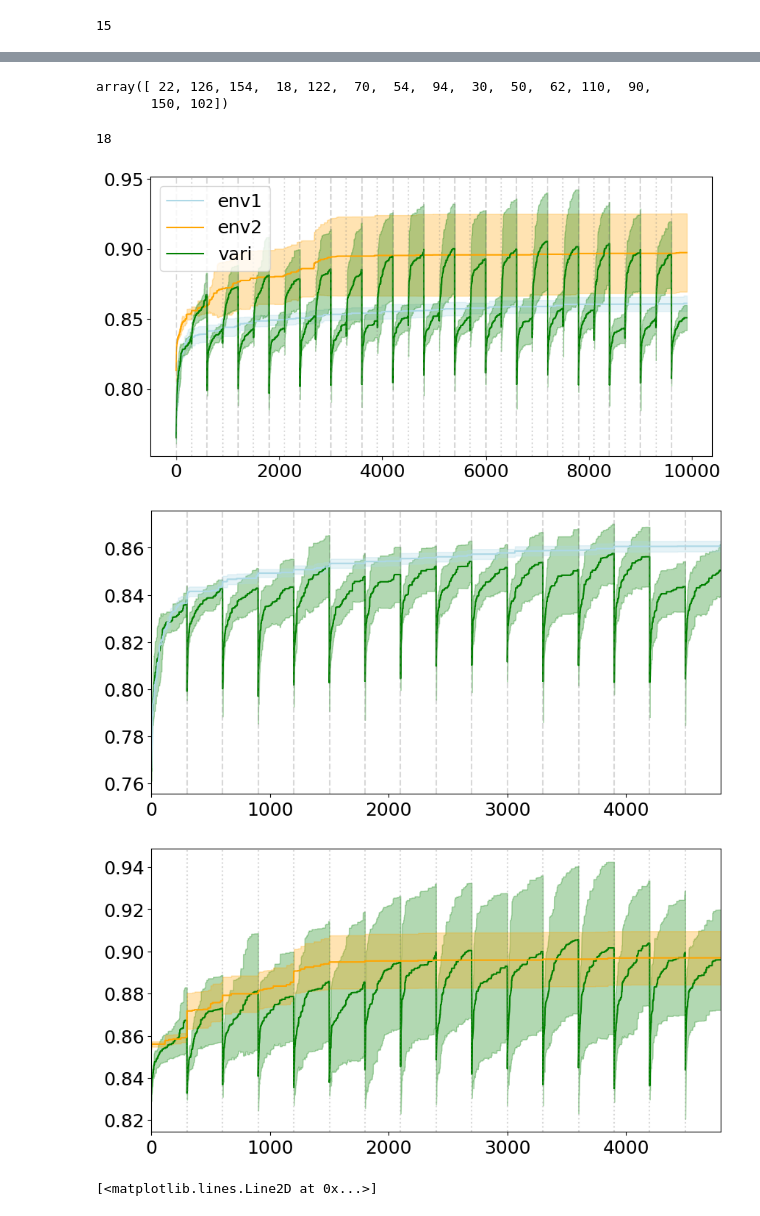
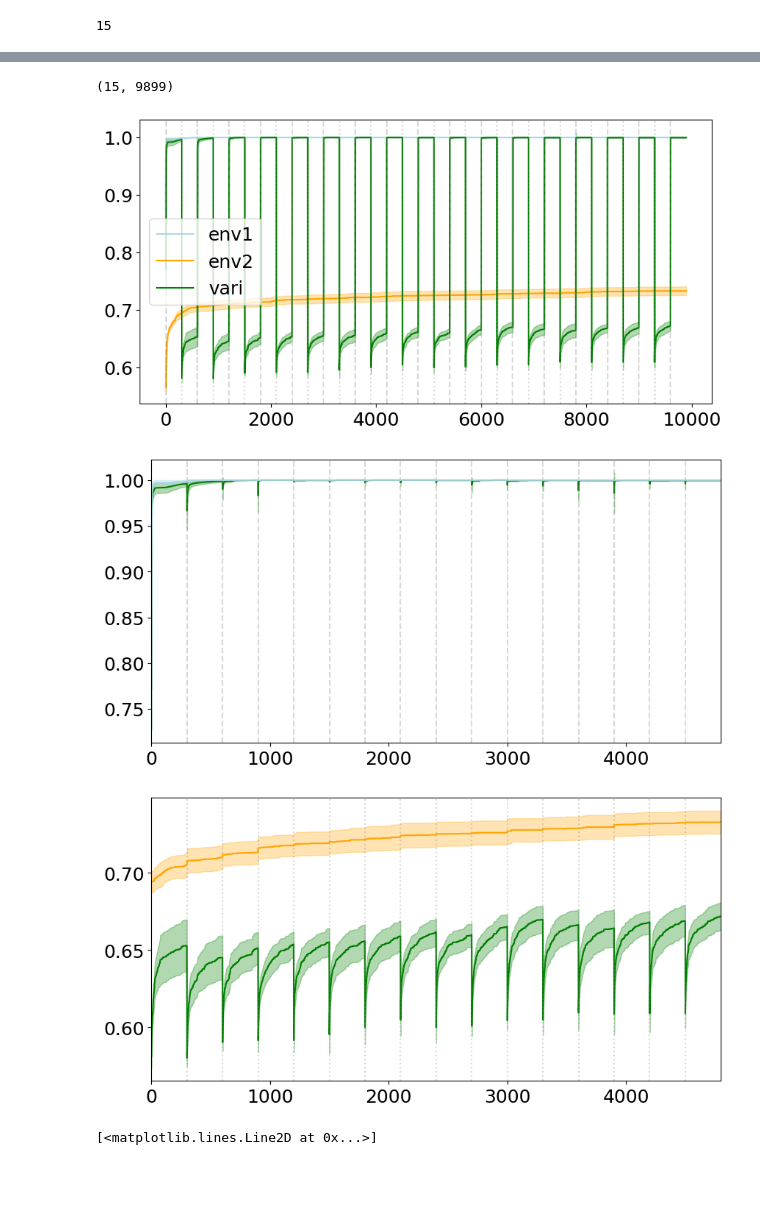
Before and after one commit to Cpetak/CA_GRN2, a Jupyter notebook: variable_maxave.ipynb, the cells around one changed output, grey strips where cells are left out. Drawn from its saved outputs; the diff is of its cells as text; code cells hidden in the pictures; blank space fills up the shorter version.

```diff
--- a/variable_maxave.ipynb
+++ b/variable_maxave.ipynb
@@ -129,15 +137,21 @@ plt.show()
 # %%
-root="~/scratch/detailed_save/mut_blast/"
+root="~/scratch/detailed_save/"
 temprules = [122]
 tempmetric = "maxfits"
-num_reps = 5
+num_reps = 15
 season_len=300
+id_start = 0
+#149796
+
 fig = plt.figure(figsize=(10,8))
 for rule in temprules:
     print(rule)
-    vari_maxs=[np.loadtxt(os.path.expanduser(root+f"stats_{season_len}_{rule}-{rule}_{149796}-{149796}_{i+1}_{tempmetric}.txt")) for i in range(num_reps)]
-    for v in vari_maxs:
-        plt.plot(v)
+    vari_maxs=[np.loadtxt(os.path.expanduser(root+f"variable/stats_{season_len}_{rule}-{rule}_{69904}-{149796}_{i+1+id_start}_{tempmetric}.txt")) for i in range(num_reps)]
+    vari_maxs=[v[:9899] for v in vari_maxs]
+    print(np.argmax(vari_maxs, axis = 1))
+    for i, v in enumerate(vari_maxs):
+        plt.plot(v,label=i, alpha = 0.7)
+    plt.legend()
     plt.show()
 # %% [output]
 122
@@ -145,32 +161,11 @@ for rule in temprules:
-# %%
-rules
-# %% [output]
-array([ 22, 126, 154,  18, 122,  70,  54,  94,  30,  50,  62, 110,  90,
-       150, 102])
-# %%
-#root="~/Documents/GitHub/CA_GRN2/results_testing_saving/"
-#root="~/Documents/GitHub/CA_GRN2/results_testing_L1_01_good/"
-#root="~/all_avemaxs/"
-root="~/scratch/detailed_save/"
-root_new=root#"~/scratch/detailed_save/mut_blast/"
-season_len = 300
-metric = "maxfits"
-rule = 18
-seed_ints = [69904,149796]
-num_reps = 5
-
-vari_maxs=[np.loadtxt(os.path.expanduser(root_new+f"variable/stats_{season_len}_{rule}-{rule}_{69904}-{149796}_{i+1}_{metric}.txt")) for i in range(num_reps)]
-vari_maxs=[v[:9899] for v in vari_maxs] #so that it is not 100 gens into a new season
-# %%
-print(rule)
-# %% [output]
-18
 # %%
-all_maxs=helper.get_fits([rule,rule], seed_ints, metric, root, season_len, num_reps, exprapolate=True)
+all_maxs=helper.get_fits([rule,rule], seed_ints, metric, root, season_len, num_reps, id_start, extrapolate=True)
 all_maxs=np.array(all_maxs)
 labels=["vari","env1","env2"]
 colors = ["green", "lightblue", "orange"]
 z_value = 1.96  # For a 95% confidence interval
+
+print(np.array(vari_maxs).shape)
 
 #plot all variable, together
 fig, ax=plt.subplots(nrows=1,ncols=1, figsize=(10, 5),sharex=True) #sharey=True)
@@ -236,36 +231,37 @@ for j in range(0, len(season1), season_len):
     else:
         ax.axvline(j, linestyle="--", color="gray", alpha=0.3)
 mean1 = np.mean(all_maxs[1][:, chunked_gens1], axis=0) #all reps, only chunked gens
 stderr1 = np.std(all_maxs[1][:, chunked_gens1], axis=0) / np.sqrt(num_reps)
 ci_upper = mean1 + z_value * stderr1
 ci_lower = mean1 - z_value * stderr1
 ax.fill_between(range(len(mean1)), ci_lower, ci_upper, alpha=0.3, color = colors[1])
 ax.plot(mean1, "-", label=labels[1], color = colors[1])
 plt.xlim(0, len(season1))
 #plt.ylim(0.8,0.9)
 plt.show()
 
 fig, ax=plt.subplots(nrows=1,ncols=1, figsize=(10, 5),sharex=True) #sharey=True)
 ax.plot(season2,color=colors[0])
 ax.fill_between(range(len(season2)), season2 - z_value*season2_std, season2 + z_value*season2_std, alpha=0.3,color=colors[0])
 for j in range(0, len(season2), season_len):
     if j % (season_len * 2) == 0:
         ax.axvline(j, linestyle=":", color="gray", alpha=0.3)
     else:
         ax.axvline(j, linestyle=":", color="gray", alpha=0.3)
 mean1 = np.mean(all_maxs[2][:, chunked_gens2], axis=0)
 stderr1 = np.std(all_maxs[2][:, chunked_gens2], axis=0) / np.sqrt(num_reps)
 ci_upper = mean1 + z_value * stderr1
 ci_lower = mean1 - z_value * stderr1
 ax.fill_between(range(len(mean1)), ci_lower, ci_upper, alpha=0.3, color = colors[2])
 ax.plot(mean1, "-", label=labels[2], color = colors[2])
 plt.xlim(0, len(season1))
 #plt.ylim(0.9,1)
 plt.show()
 # %% [output]
+(15, 9899)
-[figure, old version]
+[figure, new version]
-[figure, old version]
+[figure, new version]
-[figure, old version]
+[figure, new version]
 # %%
 root = "~/Documents/GitHub/CA_GRN2/results_testing_saving/"
 avail_metrics = ["avefits","maxfits","beststd","spec_pheno_stds", "pheno_stds","geno_stds"]
```
Also changed, not shown: parts of 3 cells of this notebook, 6 other files.
